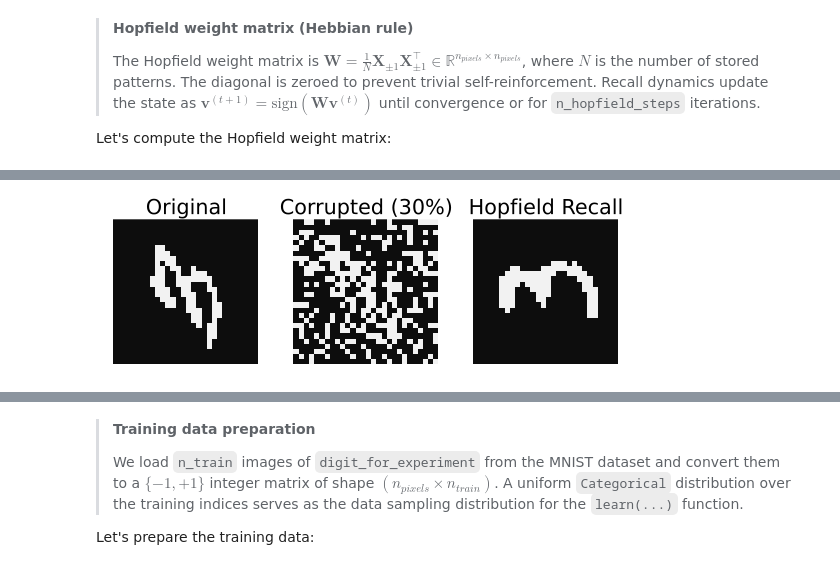
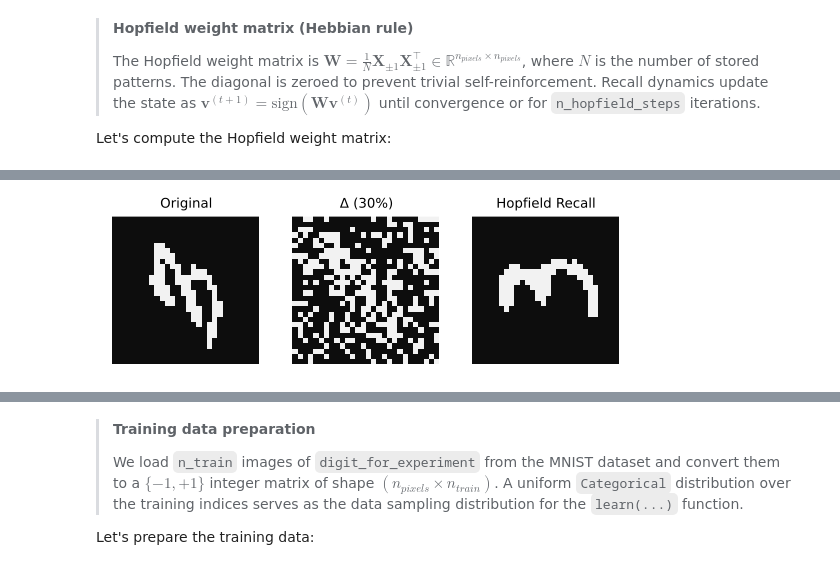
Before and after one commit to varnerlab/PS4-CHEME-5820-S2025, a Jupyter notebook: PS4-CHEME-5820-Solution-RBM-Fingerprints-S2025.ipynb, the cells around one changed output, grey strips where cells are left out. Saved outputs shown, nothing was run; the diff lists cells and outputs as text; code cells hidden in the pictures.

```diff
--- a/PS4-CHEME-5820-Solution-RBM-Fingerprints-S2025.ipynb
+++ b/PS4-CHEME-5820-Solution-RBM-Fingerprints-S2025.ipynb
@@ -193,13 +215,13 @@ Bit accuracy (Hopfield recall): 0.83
 # %%
 let
     imgs   = [decode(v_original), decode(v_corrupted), decode(v_recalled)];
     titles = ["Original",
-              "Corrupted ($(round(Int, corruption_frac*100))%)",
+              "Δ ($(round(Int, corruption_frac*100))%)",
               "Hopfield Recall"];
     p_list = [heatmap(img, c=:grays, colorbar=false, aspect_ratio=1,
-                      title=t, axis=false, ticks=false)
+                      title=t, titlefontsize=9, axis=false, ticks=false)
               for (img, t) in zip(imgs, titles)];
     plot(p_list..., layout=(1, 3), size=(540, 180))
 end
 # %% [output]
-[figure, old version]
+[figure, new version]
```
Also changed, not shown: parts of 43 cells of this notebook, 2 other files.
